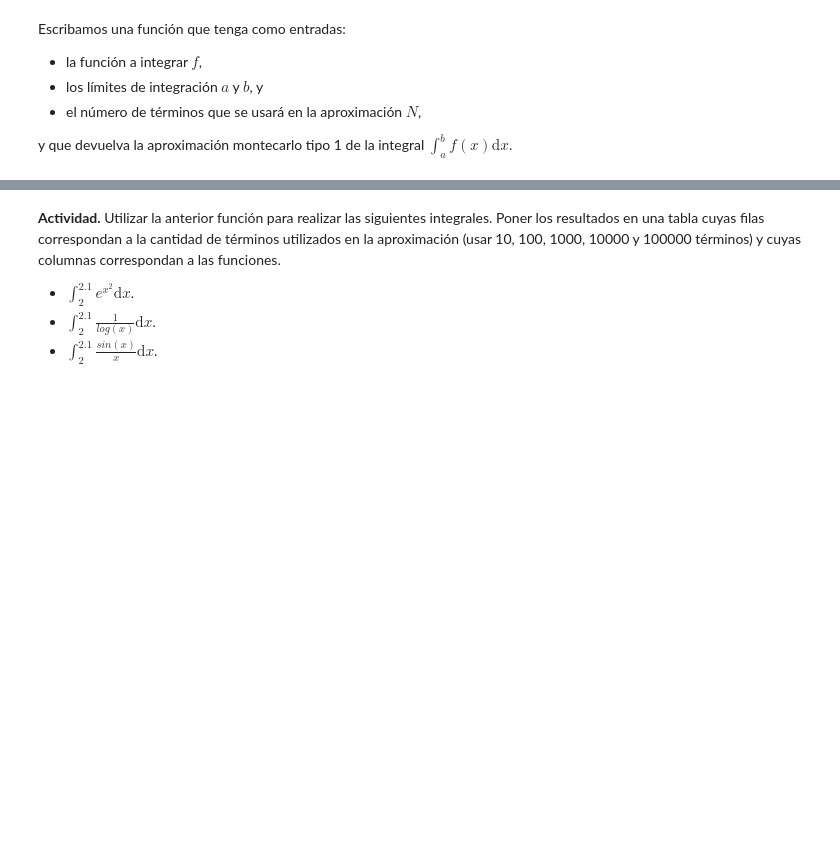
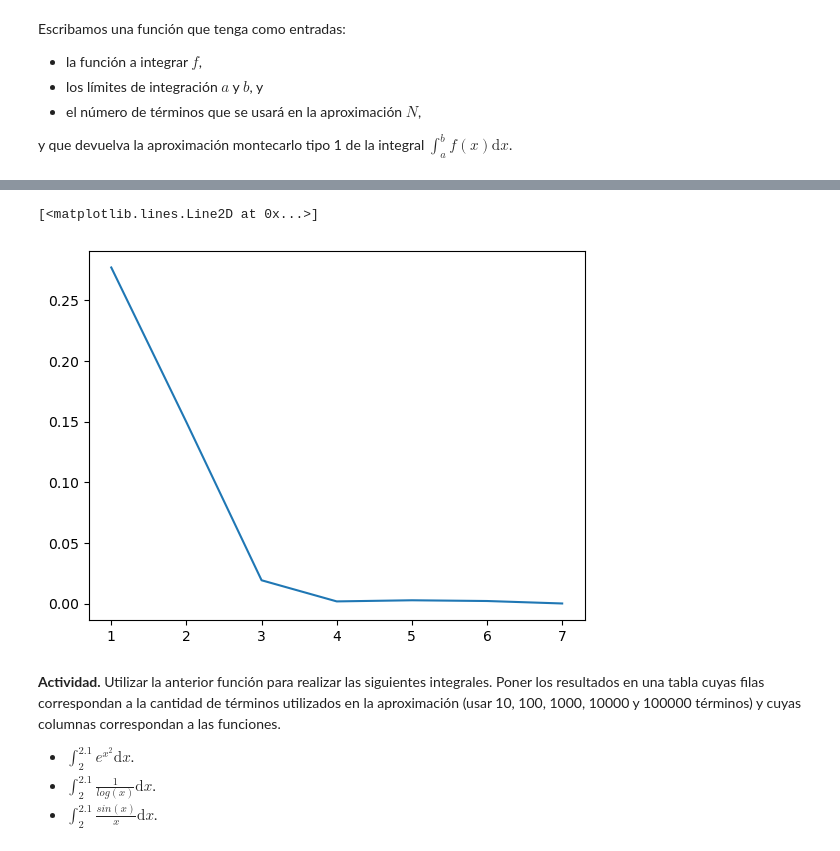
Before and after one commit to ErikVegaC/hello-world, a Jupyter notebook: 03 IntegracionMontecarlo .ipynb, the cells around one changed output, grey strips where cells are left out. Drawn from its saved outputs; the diff is of its cells as text; code cells hidden in the pictures; blank space fills up the shorter version.

```diff
--- a/03 IntegracionMontecarlo .ipynb
+++ b/03 IntegracionMontecarlo .ipynb
@@ -145,3 +147,24 @@ donde $u_i$ son realizaciones de la variable aleatoria $U\sim\mathcal{U}\left[a,
 Finalmente, la aproximación montecarlo tipo 1 con $N$ términos es
 
 $$\int_{a}^{b}f(x)\text{d}x\approx \frac{b-a}{N}\sum_{i=1}^{N}f(u_i).$$
+# %%
+import numpy as np
+
+def f(x):
+    return (x-2)**2
+
+a = 0
+b = 1
+N = 100000000
+np.random.seed(14)
+
+#Vector
+u = np.random.uniform(a, b, N)
+
+#Promedio
+np.mean(u)
+
+#Evaluar la funcion en u
+u, f(u)
+
+np.mean(f(u))
@@ -152,3 +177,12 @@ Escribamos una función que tenga como entradas:
 - el número de términos que se usará en la aproximación $N$,
 
 y que devuelva la aproximación montecarlo tipo 1 de la integral $\int_{a}^{b}f(x)\text{d}x$.
+# %%
+import pandas as pd
+
+N = np.logspace(1, 7, 7)
+N
+
+tabla = pd.DataFrame(columns = ["Aproximacion", "Error"], index = N)
+tabla
+N
@@ -154,0 +191,5 @@ y que devuelva la aproximación montecarlo tipo 1 de la integral $\int_{a}^{b}f(
+# %%
+def montecarlo(f, N, a , b) :
+    u = np.random.uniform(a, b, N)
+    media = np.mean(f(u))
+    return media*(b-a)
@@ -154,0 +200,7 @@ y que devuelva la aproximación montecarlo tipo 1 de la integral $\int_{a}^{b}f(
+# %%
+for i in N :
+    aproximacion = montecarlo(f, int(i), 0, 1)
+    tabla.loc[i, "Aproximacion"] = aproximacion
+    tabla.loc[i, "Error"] = abs(7/3 - aproximacion)
+
+tabla
@@ -155,3 +216,9 @@ y que devuelva la aproximación montecarlo tipo 1 de la integral $\int_{a}^{b}f(
+# %%
+plt.figure()
+plt.plot([1, 2, 3, 4, 5, 6, 7], tabla["Error"])
+# %% [output]
+[<matplotlib.lines.Line2D at 0x...>]
+[figure, added]
 # %% [markdown]
 **Actividad.** Utilizar la anterior función para realizar las siguientes integrales. Poner los resultados en una tabla cuyas filas correspondan a la cantidad de términos utilizados en la aproximación (usar 10, 100, 1000, 10000 y 100000 términos) y cuyas columnas correspondan a las funciones.
 - $\int_{2}^{2.1} e^{x^2}\text{d}x$.
```
Also changed, not shown: parts of 7 cells of this notebook.
